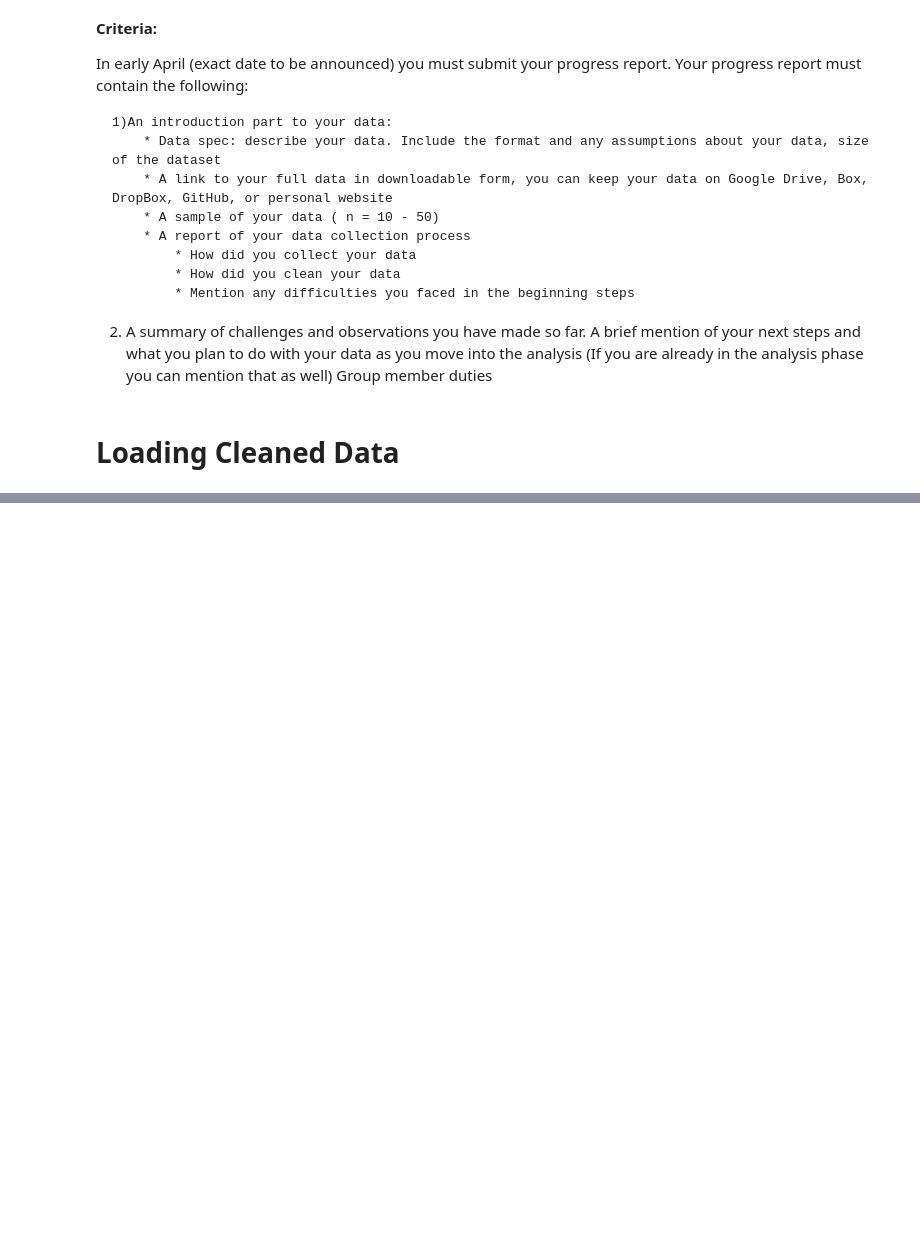
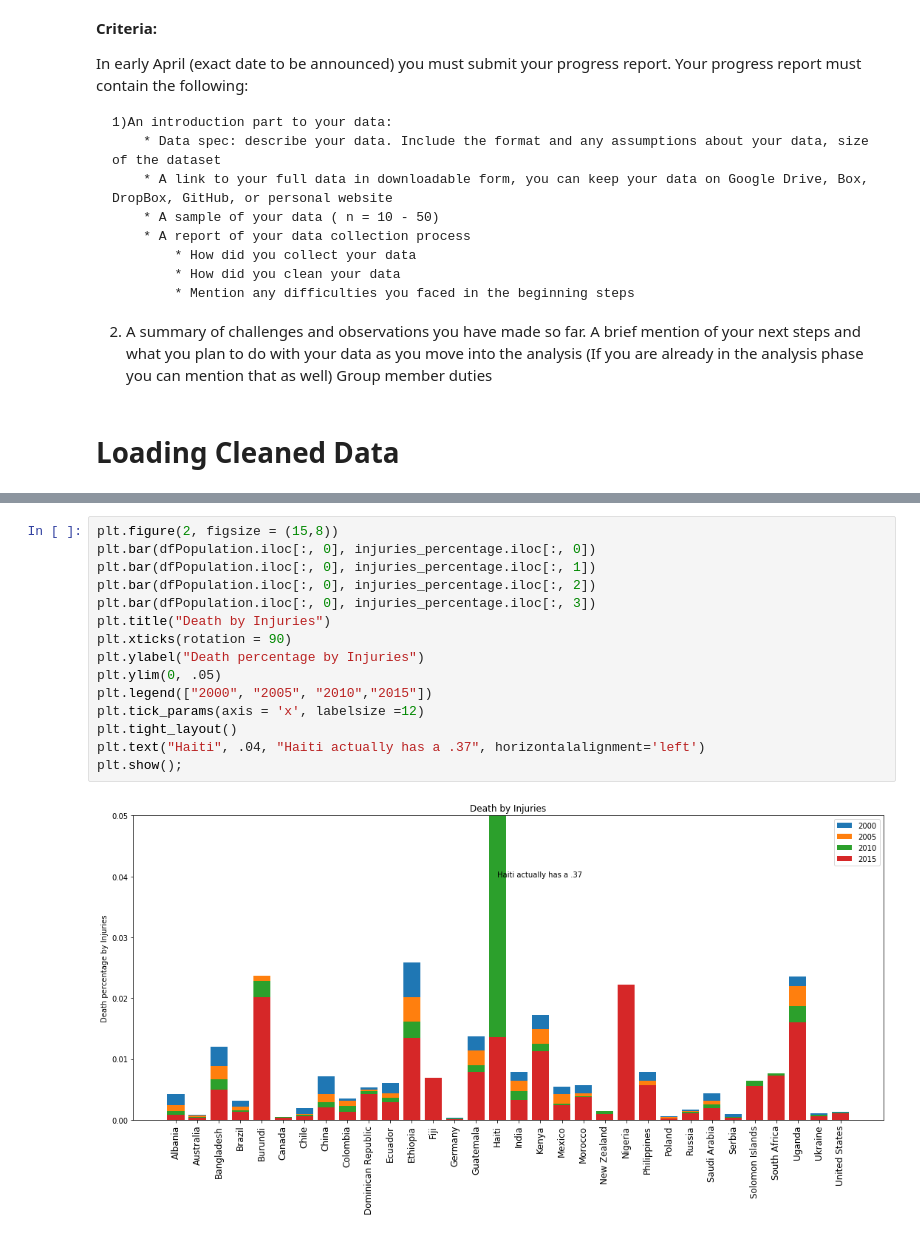
Before and after one commit to nairbdev2/Child_Mortality_Analysis_2000_2015, a Jupyter notebook: pnyb_files/CS418_ds_finalproject.ipynb, the cells around one changed output, grey strips where cells are left out. Drawn from its saved outputs; the diff is of its cells as text; blank space fills up the shorter version.

```diff
--- a/pnyb_files/CS418_ds_finalproject.ipynb
+++ b/pnyb_files/CS418_ds_finalproject.ipynb
@@ -46,0 +161,17 @@ sepsis_percentage = (dfSepsis.iloc[:, 1:5]/(dfPopulation.iloc[:, 1:5] * 1000)) *
+# %%
+plt.figure(2, figsize = (15,8))
+plt.bar(dfPopulation.iloc[:, 0], injuries_percentage.iloc[:, 0])
+plt.bar(dfPopulation.iloc[:, 0], injuries_percentage.iloc[:, 1])
+plt.bar(dfPopulation.iloc[:, 0], injuries_percentage.iloc[:, 2])
+plt.bar(dfPopulation.iloc[:, 0], injuries_percentage.iloc[:, 3])
+plt.title("Death by Injuries")
+plt.xticks(rotation = 90)
+plt.ylabel("Death percentage by Injuries")
+plt.ylim(0, .05)
+plt.legend(["2000", "2005", "2010","2015"])
+plt.tick_params(axis = 'x', labelsize =12)
+plt.tight_layout()
+plt.text("Haiti", .04, "Haiti actually has a .37", horizontalalignment='left')
+plt.show();
+# %% [output]
+[figure, added]
```
Also changed, not shown: parts of 10 cells of this notebook.
